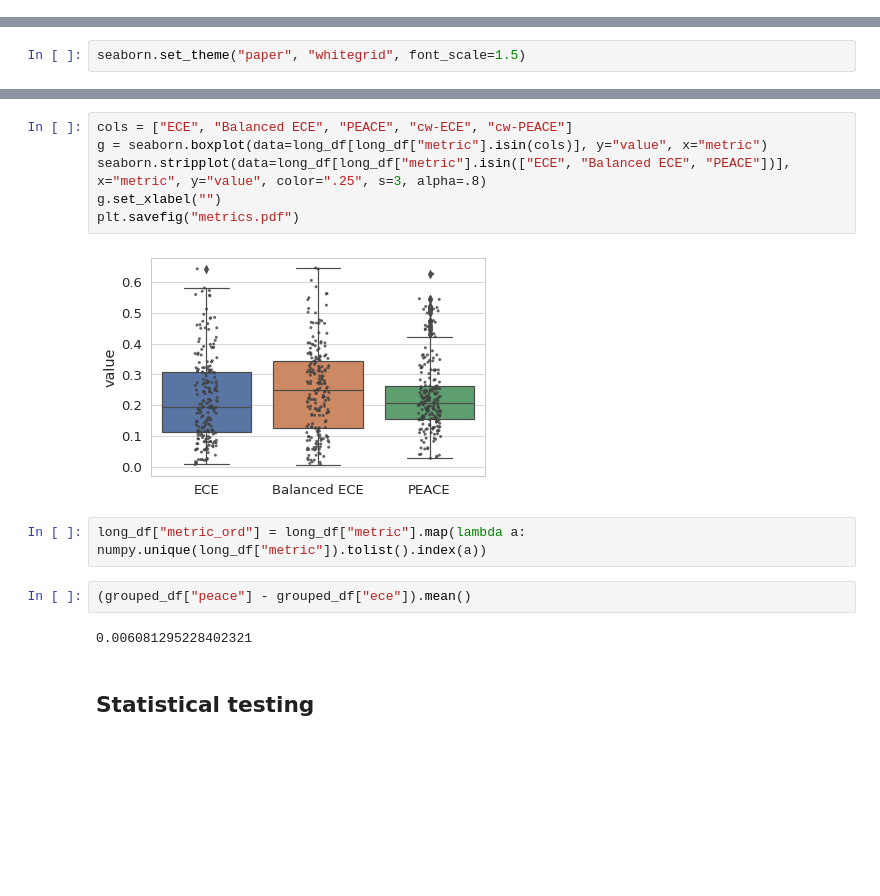
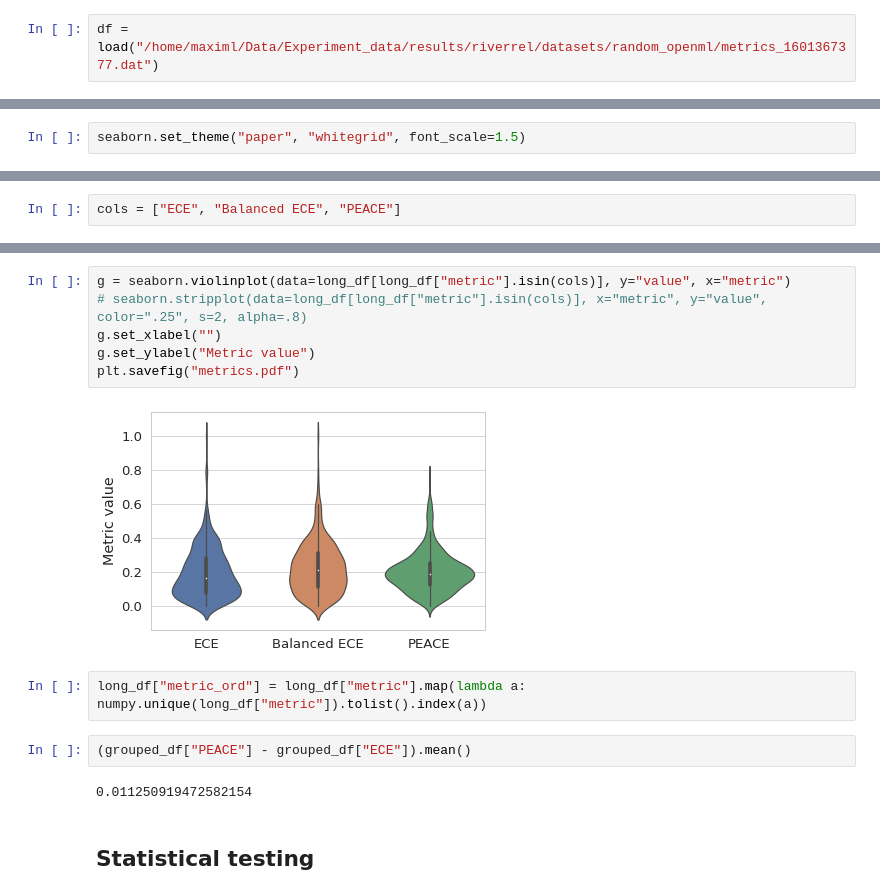
Before and after one commit to MaximLippeveld/riverreliability, a Jupyter notebook: experiments/compare_metrics_over_datasets.ipynb, the cells around one changed output, grey strips where cells are left out. Cells and saved outputs as stored; diff of their text form; blank space fills up the shorter version.

```diff
--- a/experiments/compare_metrics_over_datasets.ipynb
+++ b/experiments/compare_metrics_over_datasets.ipynb
@@ -310,6 +288,8 @@ df = pandas.concat([
     load("/home/maximl/Data/Experiment_data/results/riverrel/datasets/random_openml/metrics_1601279176.dat"),
     load("/home/maximl/Data/Experiment_data/results/riverrel/datasets/random_openml/metrics_1601279139.dat")
 ])
+# %%
+df = load("/home/maximl/Data/Experiment_data/results/riverrel/datasets/random_openml/metrics_1601367377.dat")
 # %%
 df.head()
 # %% [output]
@@ -403 +383,3 @@ plt.savefig("performance.pdf", bbox_inches="tight")
+# %%
+cols = ["ECE", "Balanced ECE", "PEACE"]
 # %%
@@ -413,17 +390,17 @@ seaborn.displot(data=long_df[long_df["metric"].isin(["class_wise_ece", "class_wi
 # %%
-cols = ["ECE", "Balanced ECE", "PEACE", "cw-ECE", "cw-PEACE"]
-g = seaborn.boxplot(data=long_df[long_df["metric"].isin(cols)], y="value", x="metric")
-seaborn.stripplot(data=long_df[long_df["metric"].isin(["ECE", "Balanced ECE", "PEACE"])], x="metric", y="value", color=".25", s=3, alpha=.8)
+g = seaborn.violinplot(data=long_df[long_df["metric"].isin(cols)], y="value", x="metric")
+# seaborn.stripplot(data=long_df[long_df["metric"].isin(cols)], x="metric", y="value", color=".25", s=2, alpha=.8)
 g.set_xlabel("")
+g.set_ylabel("Metric value")
 plt.savefig("metrics.pdf")
 # %% [output]
-[figure, old version]
+[figure, new version]
 # %%
 long_df["metric_ord"] = long_df["metric"].map(lambda a: numpy.unique(long_df["metric"]).tolist().index(a))
 # %%
-(grouped_df["peace"] - grouped_df["ece"]).mean()
+(grouped_df["PEACE"] - grouped_df["ECE"]).mean()
 # %% [output]
-0.006081295228402321
+0.011250919472582154
 # %% [markdown]
 ## Statistical testing
 # %%
```
Also changed, not shown: parts of 35 cells of this notebook, 1 other file.
